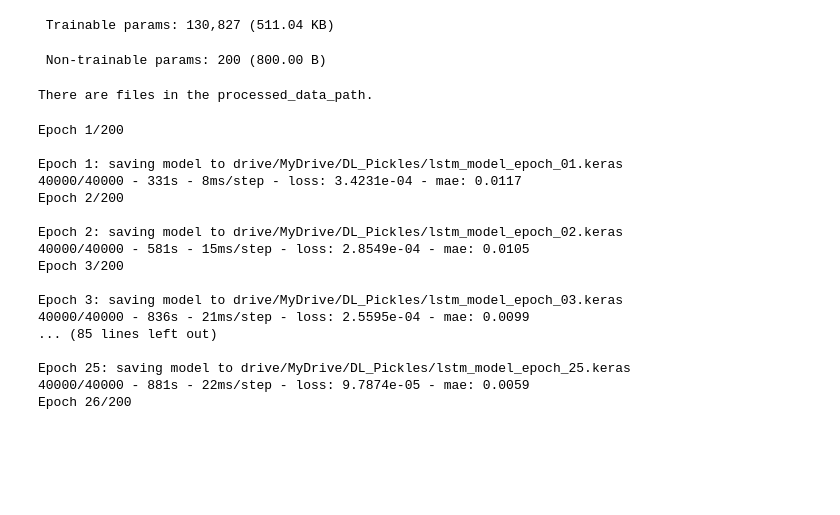
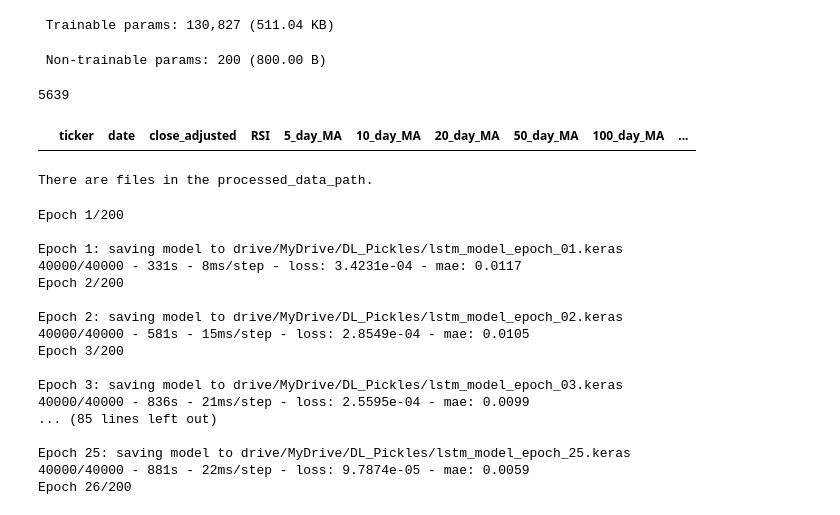
Before and after one commit to thunder913/Deep-Learning, a Jupyter notebook: stocks_deep_learning.ipynb, the cells around one changed output. Saved outputs shown, nothing was run; the diff lists cells and outputs as text; code cells hidden in the pictures; blank space fills up the shorter version.

```diff
--- a/stocks_deep_learning.ipynb
+++ b/stocks_deep_learning.ipynb
@@ -425,3 +455,11 @@ def preprocess_grouped_data(stock_data_tidy, numerical_columns, target_column, s
+# %%
+len(x_data)
+# %% [output]
+5639
+# %%
+stock_data_tidy[stock_data_tidy.close_adjusted == 0.00122771]
+# %% [output]
+|  | ticker | date | close_adjusted | RSI | 5_day_MA | 10_day_MA | 20_day_MA | 50_day_MA | 100_day_MA | ... |
 # %%
 if os.path.exists(processed_data_path) and os.path.isdir(processed_data_path):
     has_file = any(os.path.isfile(os.path.join(processed_data_path, item)) for item in os.listdir(processed_data_path))
```
Also changed, not shown: parts of 10 cells of this notebook.
